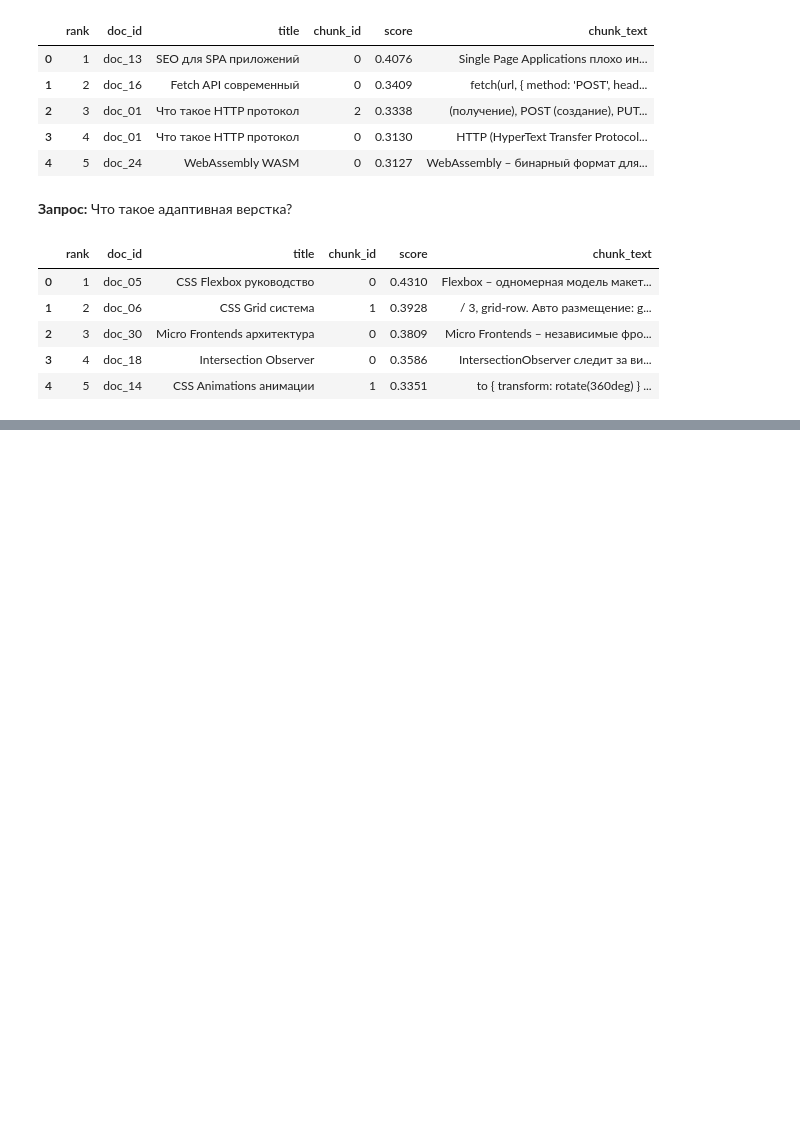
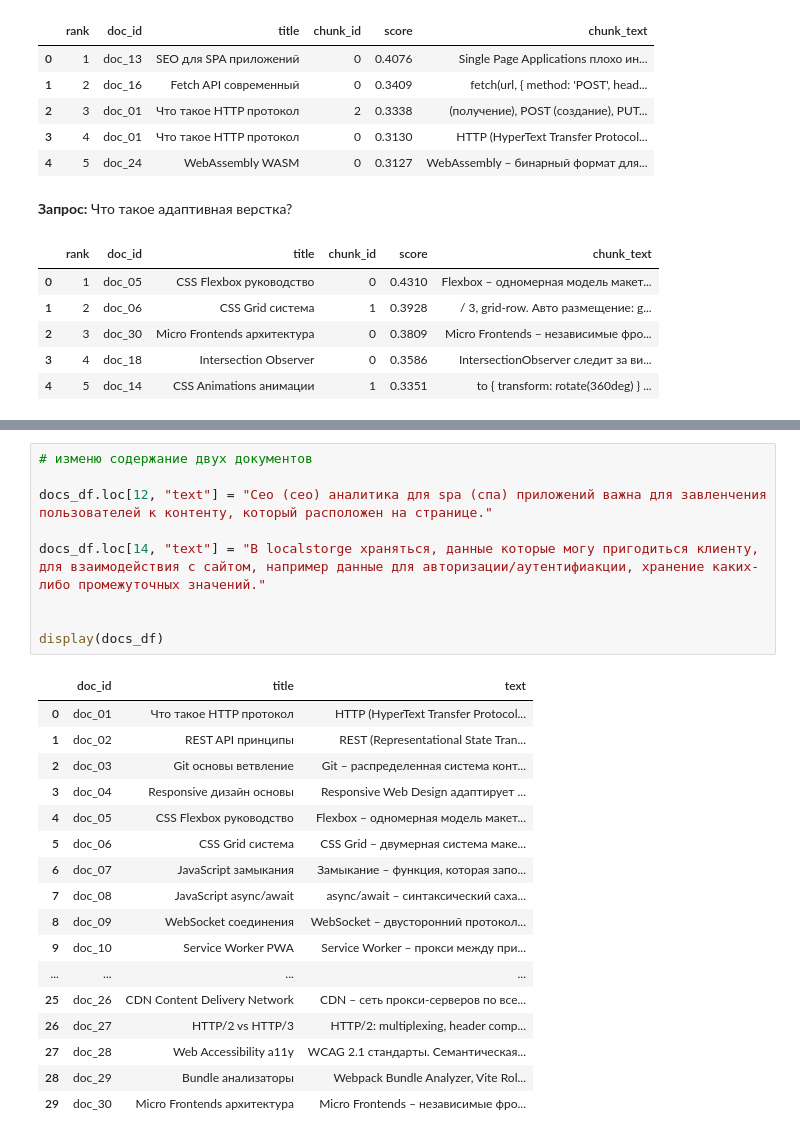
Before and after one commit to reborn-type/aie-gr3-stud-repos, a Jupyter notebook: homeworks/HW14/HW14.ipynb, the cells around one changed output, grey strips where cells are left out. Cells and saved outputs as stored; diff of their text form; blank space fills up the shorter version.

```diff
--- a/homeworks/HW14/HW14.ipynb
+++ b/homeworks/HW14/HW14.ipynb
@@ -600,0 +962,27 @@ for i in faiss_querys:
+# %%
+# изменю содержание двух документов
+
+docs_df.loc[12, "text"] = "Сео (ceo) аналитика для spa (спа) приложений важна для завленчения пользователей к контенту, который расположен на странице."
+
+docs_df.loc[14, "text"] = "В localstorge храняться, данные которые могу пригодиться клиенту, для взаимодействия с сайтом, например данные для авторизации/аутентифиакции, хранение каких-либо промежуточных значений."
+
+
+display(docs_df)
+# %% [output]
+|  | doc_id | title | text |
+| 0 | doc_01 | Что такое HTTP протокол | HTTP (HyperText Transfer Protocol... |
+| 1 | doc_02 | REST API принципы | REST (Representational State Tran... |
+| 2 | doc_03 | Git основы ветвление | Git – распределенная система конт... |
+| 3 | doc_04 | Responsive дизайн основы | Responsive Web Design адаптирует ... |
+| 4 | doc_05 | CSS Flexbox руководство | Flexbox – одномерная модель макет... |
+| 5 | doc_06 | CSS Grid система | CSS Grid – двумерная система маке... |
+| 6 | doc_07 | JavaScript замыкания | Замыкание – функция, которая запо... |
+| 7 | doc_08 | JavaScript async/await | async/await – синтаксический саха... |
+| 8 | doc_09 | WebSocket соединения | WebSocket – двусторонний протокол... |
+| 9 | doc_10 | Service Worker PWA | Service Worker – прокси между при... |
+| ... | ... | ... | ... |
+| 25 | doc_26 | CDN Content Delivery Network | CDN – сеть прокси-серверов по все... |
+| 26 | doc_27 | HTTP/2 vs HTTP/3 | HTTP/2: multiplexing, header comp... |
+| 27 | doc_28 | Web Accessibility a11y | WCAG 2.1 стандарты. Семантическая... |
+| 28 | doc_29 | Bundle анализаторы | Webpack Bundle Analyzer, Vite Rol... |
+| 29 | doc_30 | Micro Frontends архитектура | Micro Frontends – независимые фро... |
```
Also changed, not shown: parts of 6 cells of this notebook.
